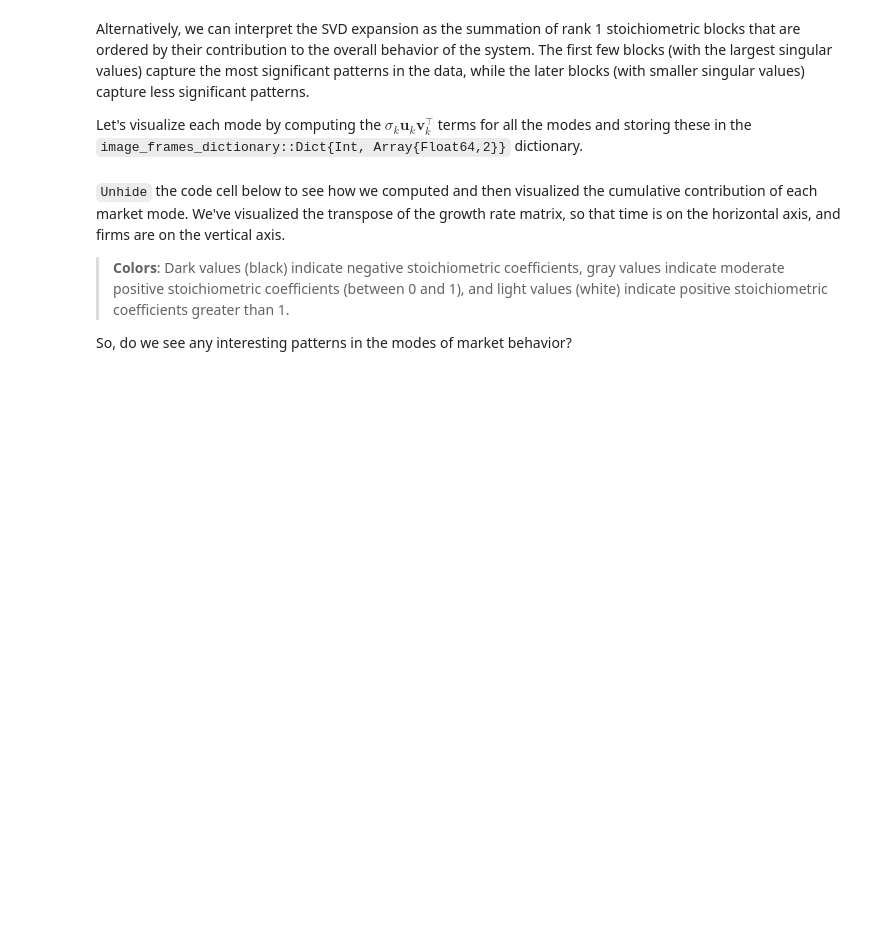
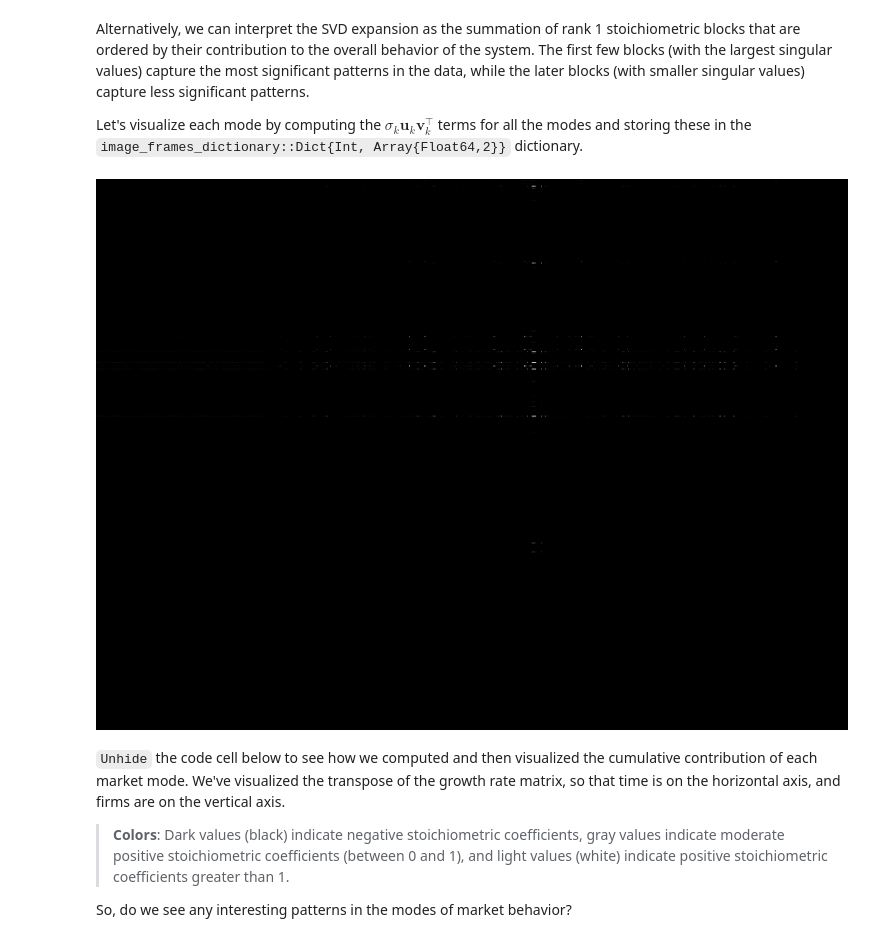
Before and after one commit to sp2229/CHEME-5820-Lectures-Spring-2026, a Jupyter notebook: lectures/week-3/L3a/CHEME-5820-L3a-Example-SVD-StoichiometricMatrix-Spring-2026.ipynb, the cells around one changed output. Saved outputs shown, nothing was run; the diff lists cells and outputs as text; code cells hidden in the pictures; blank space fills up the shorter version.

```diff
--- a/lectures/week-3/L3a/CHEME-5820-L3a-Example-SVD-StoichiometricMatrix-Spring-2026.ipynb
+++ b/lectures/week-3/L3a/CHEME-5820-L3a-Example-SVD-StoichiometricMatrix-Spring-2026.ipynb
@@ -372,6 +396,10 @@ image_frames_dictionary = let
 
     image_frames_dictionary; # return
 end;
+# %%
+image_frames_dictionary[2]
+# %% [output]
+[figure, added]
 # %% [markdown]
 `Unhide` the code cell below to see how we computed and then visualized the cumulative contribution of each market mode. We've visualized the transpose of the growth rate matrix, so that time is on the horizontal axis, and firms are on the vertical axis.
 > __Colors__: Dark values (black) indicate negative stoichiometric coefficients, gray values indicate moderate positive stoichiometric coefficients (between 0 and 1), and light values (white) indicate positive stoichiometric coefficients greater than 1.
```
Also changed, not shown: parts of 8 cells of this notebook, 3 other files.
